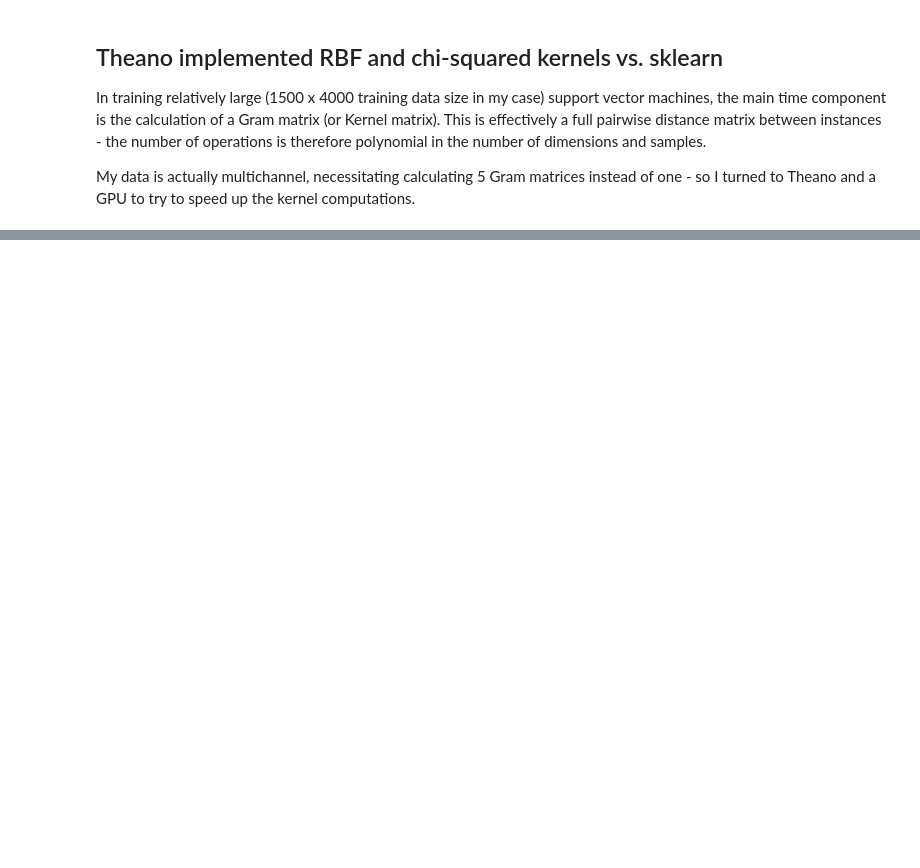
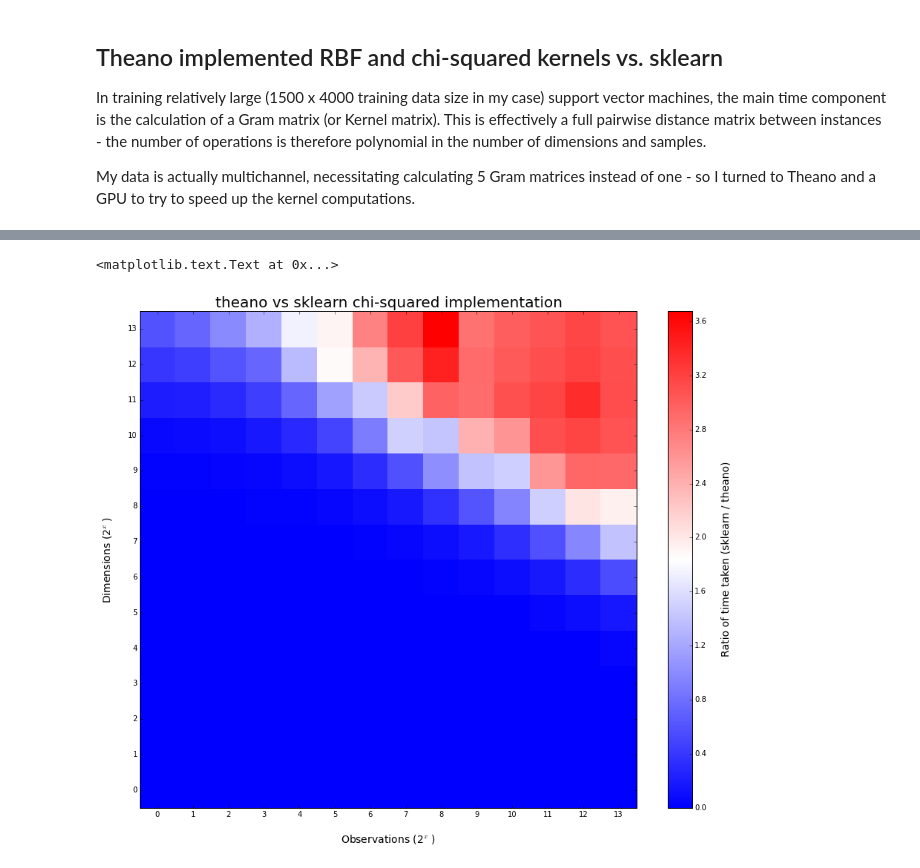
Before and after one commit to LCTPalmer/video_regression, a Jupyter notebook: code/ml_pl/rbf_gpu_vs_cpu_comparison.ipynb, the cells around one changed output, grey strips where cells are left out. Saved outputs shown, nothing was run; the diff lists cells and outputs as text; code cells hidden in the pictures; blank space fills up the shorter version.

```diff
--- a/code/ml_pl/rbf_gpu_vs_cpu_comparison.ipynb
+++ b/code/ml_pl/rbf_gpu_vs_cpu_comparison.ipynb
@@ -118 +134,11 @@ ax.set_title('theano vs sklearn RBF implementation', fontdict={'fontsize': 20})
+# %%
+sk_layer=1
+th_layer=0
+data_chi2 = result_array_chi2[:,:,sk_layer]/result_array_chi2[:,:,th_layer]
+
+fig, ax = plot_heatmap(data_chi2)
+ax.set_title('theano vs sklearn chi-squared implementation', fontdict={'fontsize': 20})
+# %% [output]
+<matplotlib.text.Text at 0x...>
+[figure, added]
 # %%
```
Also changed, not shown: parts of 8 cells of this notebook, 13 other files.
